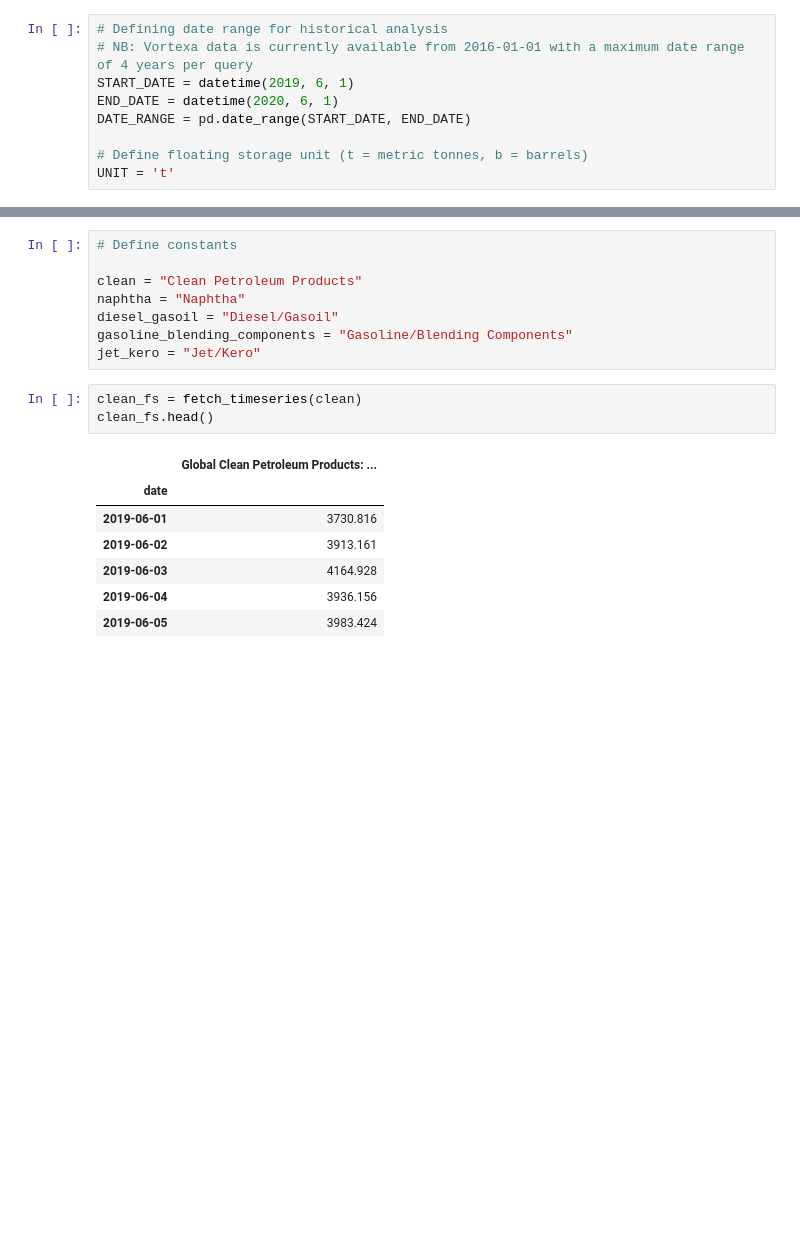
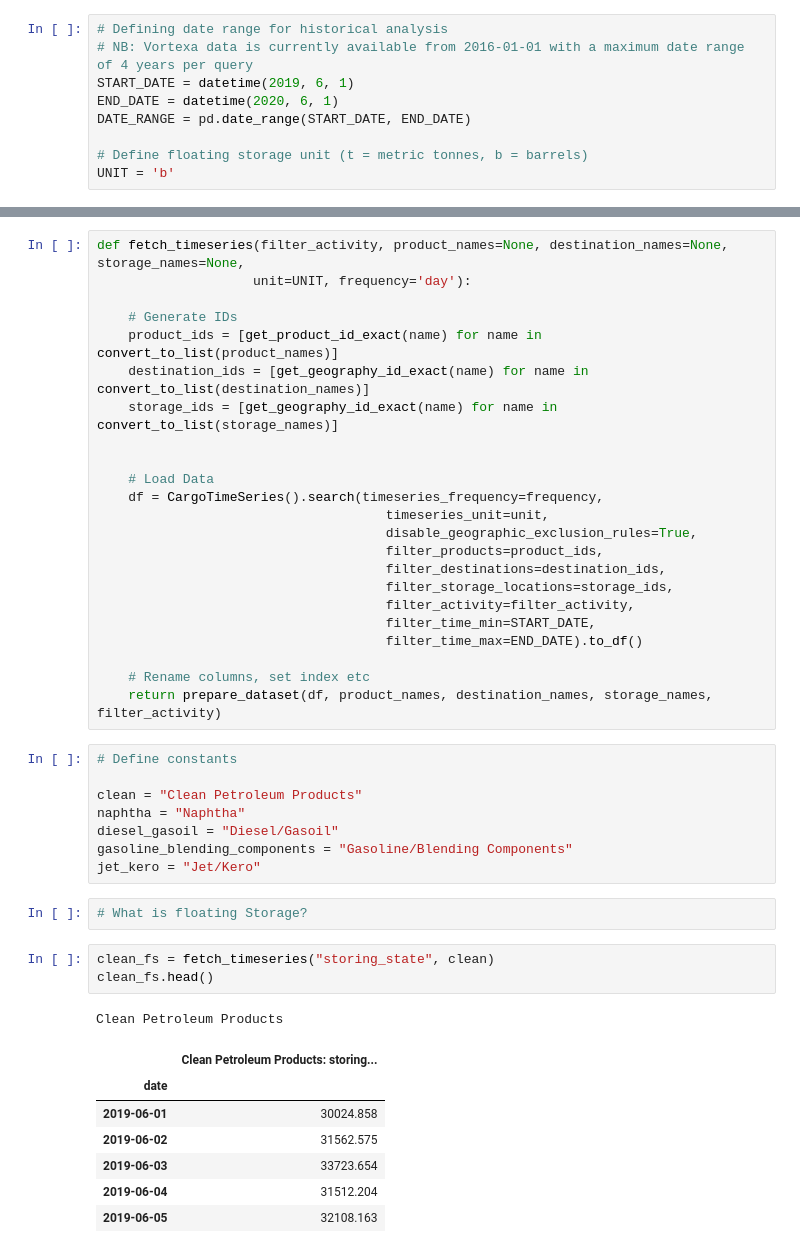
Before and after one commit to VorTECHsa/python-sdk, a Jupyter notebook: Demand Recovery in Asia, Webinar 10th June 2020.ipynb, the cells around one changed output, grey strips where cells are left out. Drawn from its saved outputs; the diff is of its cells as text; blank space fills up the shorter version.

```diff
--- a/Demand Recovery in Asia, Webinar 10th June 2020.ipynb
+++ b/Demand Recovery in Asia, Webinar 10th June 2020.ipynb
@@ -20,7 +21,7 @@ END_DATE = datetime(2020, 6, 1)
 DATE_RANGE = pd.date_range(START_DATE, END_DATE)
 
 # Define floating storage unit (t = metric tonnes, b = barrels)
-UNIT = 't'
+UNIT = 'b'
 # %%
 def get_product_id_exact(product_name):
     if product_name is None:
@@ -85,6 +76,29 @@ def fetch_timeseries(product_name=None, destination_name=None, filter_activity="
 
 
     return df_fs.set_index('date')
+# %%
+def fetch_timeseries(filter_activity, product_names=None, destination_names=None, storage_names=None,
+                    unit=UNIT, frequency='day'):
+
+    # Generate IDs
+    product_ids = [get_product_id_exact(name) for name in convert_to_list(product_names)]
+    destination_ids = [get_geography_id_exact(name) for name in convert_to_list(destination_names)]
+    storage_ids = [get_geography_id_exact(name) for name in convert_to_list(storage_names)]
+
+
+    # Load Data
+    df = CargoTimeSeries().search(timeseries_frequency=frequency,
+                                     timeseries_unit=unit,
+                                     disable_geographic_exclusion_rules=True,
+                                     filter_products=product_ids,
+                                     filter_destinations=destination_ids,
+                                     filter_storage_locations=storage_ids,
+                                     filter_activity=filter_activity,
+                                     filter_time_min=START_DATE,
+                                     filter_time_max=END_DATE).to_df()
+
+    # Rename columns, set index etc
+    return prepare_dataset(df, product_names, destination_names, storage_names, filter_activity)
 # %%
 # Define constants
 
@@ -93,17 +107,20 @@ naphtha = "Naphtha"
 diesel_gasoil = "Diesel/Gasoil"
 gasoline_blending_components = "Gasoline/Blending Components"
 jet_kero = "Jet/Kero"
+# %%
+# What is floating Storage?
 # %%
-clean_fs = fetch_timeseries(clean)
+clean_fs = fetch_timeseries("storing_state", clean)
 clean_fs.head()
 # %% [output]
+Clean Petroleum Products
-|  | Global Clean Petroleum Products: ... |
+|  | Clean Petroleum Products: storing... |
 | date |  |
-| 2019-06-01 | 3730.816 |
-| 2019-06-02 | 3913.161 |
-| 2019-06-03 | 4164.928 |
-| 2019-06-04 | 3936.156 |
-| 2019-06-05 | 3983.424 |
+| 2019-06-01 | 30024.858 |
+| 2019-06-02 | 31562.575 |
+| 2019-06-03 | 33723.654 |
+| 2019-06-04 | 31512.204 |
+| 2019-06-05 | 32108.163 |
 # %%
 plot_df(clean_fs, "Global Clean Floating Storage")
 # %% [output]
```
Also changed, not shown: parts of 30 cells of this notebook.
